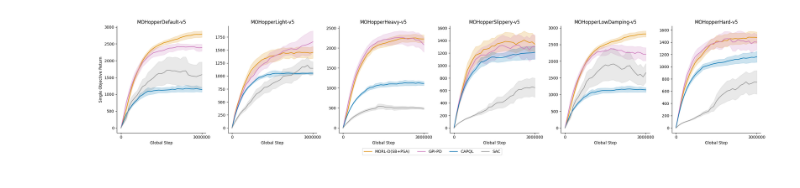
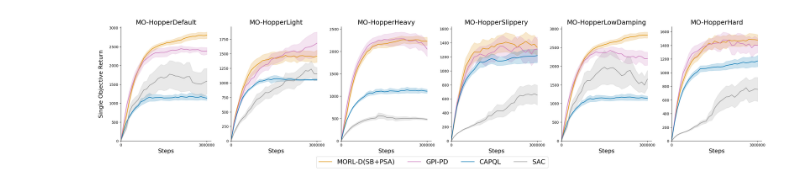
Before and after one commit to M-rzyh/Jayden_Benchmark, a Jupyter notebook: experiments/plotting/plot_trajectory.ipynb, the cells around one changed output. Drawn from its saved outputs; the diff is of its cells as text; code cells hidden in the pictures.

```diff
--- a/experiments/plotting/plot_trajectory.ipynb
+++ b/experiments/plotting/plot_trajectory.ipynb
@@ -10,7 +10,7 @@ from helpers.utils import ENVIRONMENTS_MAP, ALGORITHMS, ALGORITHMS_NAME_MAP
 SEEDS = [5, 26, 47, 76, 92]
 ENV_NAME = 'MOHopperDR-v5'
 METRIC = 'eval/single_objective_return'
-SMOOTHING = 0.85
+SMOOTHING = 0.75
 
 # comment out if not necessary for your use case
 EVAL_ALGORITHMS = ALGORITHMS.copy()
@@ -48,18 +48,26 @@ ALGORITHMS_COLOR_MAP = {
 }
 
 environments = ENVIRONMENTS_MAP[ENV_NAME]
-fig, axs = plt.subplots(1, len(environments), figsize=(24, 5))  # Remove sharey=True to allow independent Y-axis scaling
+def rename_environment(env_name):
+    # Remove the version part
+    base_name = env_name.split('-')[0]
+    # Insert a hyphen after "MO"
+    renamed = base_name[:2] + '-' + base_name[2:]
+    return renamed
 
-for env_idx, env in enumerate(environments):
+renamed_environments = [rename_environment(env) for env in environments]
+fig, axs = plt.subplots(1, len(environments), figsize=(26, 6))  # Remove sharey=True to allow independent Y-axis scaling
+
+for env_idx, env in enumerate(renamed_environments):
     ax = axs[env_idx]  # Get the corresponding subplot axis for the environment
-    ax.set_title(f"{env}")
+    ax.set_title(env, fontsize=18)  # Set the title of the subplot
 
     for alg_idx, algorithm in enumerate(EVAL_ALGORITHMS):
         all_seeds_data = []
 
         for seed in SEEDS:
             # Construct the file path
-            file_path = os.path.join(base_dir, env, algorithm, f'seed_{seed}.csv')
+            file_path = os.path.join(base_dir, environments[env_idx], algorithm, f'seed_{seed}.csv')
 
             # Load the data
             if os.path.exists(file_path):
@@ -75,37 +83,39 @@ for env_idx, env in enumerate(environments):
             mean_data = combined_data.mean(axis=1)
             sem_data = combined_data.sem(axis=1)
 
             # Apply exponential smoothing
             smoothed_mean = exponential_smoothing(mean_data.values, alpha=SMOOTHING)
             smoothed_sem = exponential_smoothing(sem_data.values, alpha=SMOOTHING)
 
             # Plot with error bars in the current subplot
             algo_name = ALGORITHMS_NAME_MAP[algorithm]
             ax.plot(data['global_step'], smoothed_mean, label=algo_name, color=ALGORITHMS_COLOR_MAP[algo_name])
             ax.fill_between(data['global_step'],
                             smoothed_mean - smoothed_sem,
                             smoothed_mean + smoothed_sem,
                             color=ALGORITHMS_COLOR_MAP[algo_name], alpha=0.2)
 
-    # Add labels to the subplots
-    ax.set_xlabel("Global Step")
+    ax.set_xlabel("Steps", fontsize=16)
     ax.set_xticks([0, data['global_step'].max()])  # Show only 0 and the last global step
     ax.set_xticklabels([0, f"{int(data['global_step'].max())}"])  # Only show 0 and last global_step
     if env_idx == 0:
-        ax.set_ylabel("Single Objective Return")
+        ax.set_ylabel("Single Objective Return", labelpad=15, fontsize=16)
 
+    # Set axes limits to ensure all graphs start at the bottom left
+    ax.set_xlim(left=0)
+    ax.set_ylim(bottom=0)
     # Remove grid and top-right borders
     ax.grid(False)  # Disable grid
     ax.spines['top'].set_visible(False)
     ax.spines['right'].set_visible(False)
 
 # Add a legend at the bottom across all subplots
 handles, labels = axs[0].get_legend_handles_labels()
-fig.legend(handles, labels, loc='lower center', fontsize='medium', ncol=len(ALGORITHMS))
+fig.legend(handles, labels, loc='lower center', fontsize=18, ncol=len(ALGORITHMS))  # Increase fontsize
 
-plt.tight_layout(rect=[0, 0.05, 1, 1])  # Leave space for the legend at the bottom
+plt.tight_layout(rect=[0, 0.09, 1, 1])  # Leave space for the legend at the bottom
 
-# Show the final combined plot with separate figures for each environment
+plt.savefig(f'images/{ENV_NAME}_single_objective_return.png', format='png', bbox_inches='tight')
 plt.show()
 # %% [output]
-[figure, old version]
+[figure, new version]
```
Also changed, not shown: 2 other files.
